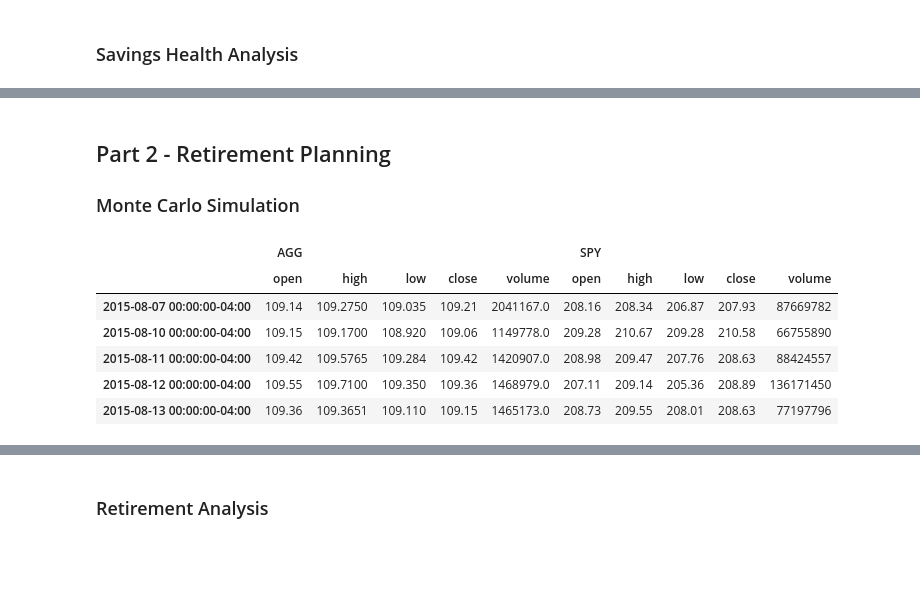
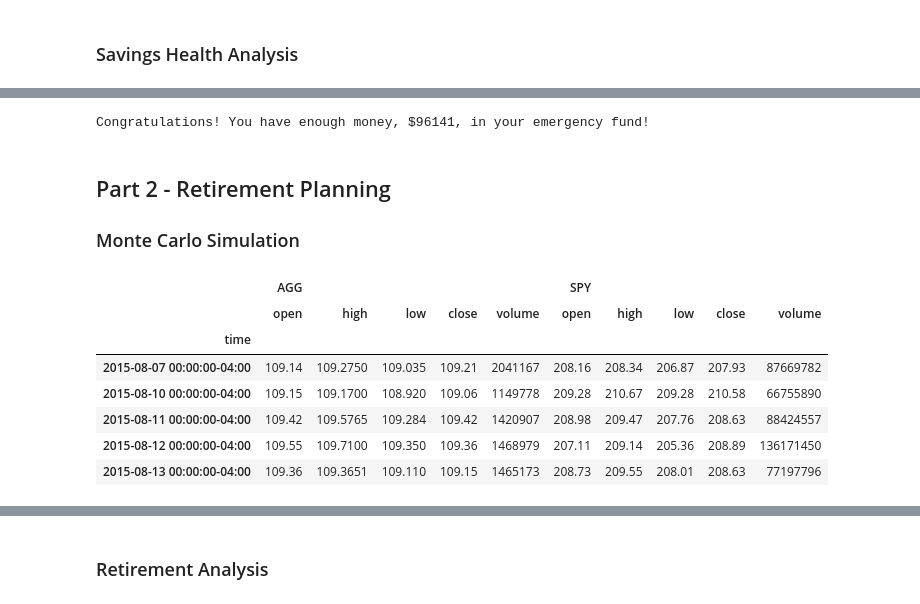
Before and after one commit to franchad/API_homework, a Jupyter notebook: financial-planner.ipynb, the cells around one changed output, grey strips where cells are left out. Drawn from its saved outputs; the diff is of its cells as text; code cells hidden in the pictures; blank space fills up the shorter version.

```diff
--- a/financial-planner.ipynb
+++ b/financial-planner.ipynb
@@ -61,8 +61,10 @@ TypeError: unsupported operand type(s) for +: 'dict' and 'dict'
 # %%
 # Set Alpaca API key and secret
-# YOUR CODE HERE!
+alpaca_api_key = os.getenv('ALPACA_API_KEY')
+alpaca_secret_key = os.getenv('ALPACA_SECRET_KEY')
 
 # Create the Alpaca API object
-# YOUR CODE HERE!
+alpaca = tradeapi.REST(
+alpaca_api_key,alpaca_secret_key, api_version="v2")
 # %%
 # Format current date as ISO format
@@ -134,3 +136,21 @@ Congratulations! You have enough money in your emergency fund.
+# %%
+# Set ideal emergency fund
+emergency_fund = monthly_income * 3
+
+# Calculate total amount of savings
+total_savings = int(df_savings.sum())
+def combined_savings(total_savings):
+    if total_savings > emergency_fund:
+        print(f'Congratulations! You have enough money, ${total_savings}, in your emergency fund!')
+    elif total_savings < emergency_fund:
+        print(f'You do not have enough money in your emergency fund. Your current balance is ${total_savings}. You need an additional ${emergency_fund - total_savings} to surpass the ideal level of savings in an emergency fund.')
+    elif total_savings == emergency_fund:
+        print(f'Congratulations! You have reached a financial milestone! Your account balance is ${total_savings}')
+
+# Validate saving health
+combined_savings(total_savings)
+# %% [output]
+Congratulations! You have enough money, $96141, in your emergency fund!
 # %% [markdown]
 ## Part 2 - Retirement Planning
 
@@ -142,15 +162,21 @@ start_date = pd.Timestamp('2015-08-07', tz='America/New_York').isoformat()
 end_date = pd.Timestamp('2020-08-07', tz='America/New_York').isoformat()
 # %%
 # Get 5 years' worth of historical data for SPY and AGG
-# YOUR CODE HERE!
+df__stock_data = alpaca.get_barset(
+    tickers,
+    timeframe,
+    start = start_date,
+    end = end_date
+).df
 
 # Display sample data
 df_stock_data.head()
 # %% [output]
 |  | AGG |  |  |  |  | SPY |  |  |  |  |
 |  | open | high | low | close | volume | open | high | low | close | volume |
-| 2015-08-07 00:00:00-04:00 | 109.14 | 109.2750 | 109.035 | 109.21 | 2041167.0 | 208.16 | 208.34 | 206.87 | 207.93 | 87669782 |
-| 2015-08-10 00:00:00-04:00 | 109.15 | 109.1700 | 108.920 | 109.06 | 1149778.0 | 209.28 | 210.67 | 209.28 | 210.58 | 66755890 |
-| 2015-08-11 00:00:00-04:00 | 109.42 | 109.5765 | 109.284 | 109.42 | 1420907.0 | 208.98 | 209.47 | 207.76 | 208.63 | 88424557 |
-| 2015-08-12 00:00:00-04:00 | 109.55 | 109.7100 | 109.350 | 109.36 | 1468979.0 | 207.11 | 209.14 | 205.36 | 208.89 | 136171450 |
-| 2015-08-13 00:00:00-04:00 | 109.36 | 109.3651 | 109.110 | 109.15 | 1465173.0 | 208.73 | 209.55 | 208.01 | 208.63 | 77197796 |
+| time |  |  |  |  |  |  |  |  |  |  |
+| 2015-08-07 00:00:00-04:00 | 109.14 | 109.2750 | 109.035 | 109.21 | 2041167 | 208.16 | 208.34 | 206.87 | 207.93 | 87669782 |
+| 2015-08-10 00:00:00-04:00 | 109.15 | 109.1700 | 108.920 | 109.06 | 1149778 | 209.28 | 210.67 | 209.28 | 210.58 | 66755890 |
+| 2015-08-11 00:00:00-04:00 | 109.42 | 109.5765 | 109.284 | 109.42 | 1420907 | 208.98 | 209.47 | 207.76 | 208.63 | 88424557 |
+| 2015-08-12 00:00:00-04:00 | 109.55 | 109.7100 | 109.350 | 109.36 | 1468979 | 207.11 | 209.14 | 205.36 | 208.89 | 136171450 |
+| 2015-08-13 00:00:00-04:00 | 109.36 | 109.3651 | 109.110 | 109.15 | 1465173 | 208.73 | 209.55 | 208.01 | 208.63 | 77197796 |
```
Also changed, not shown: parts of 24 cells of this notebook.
